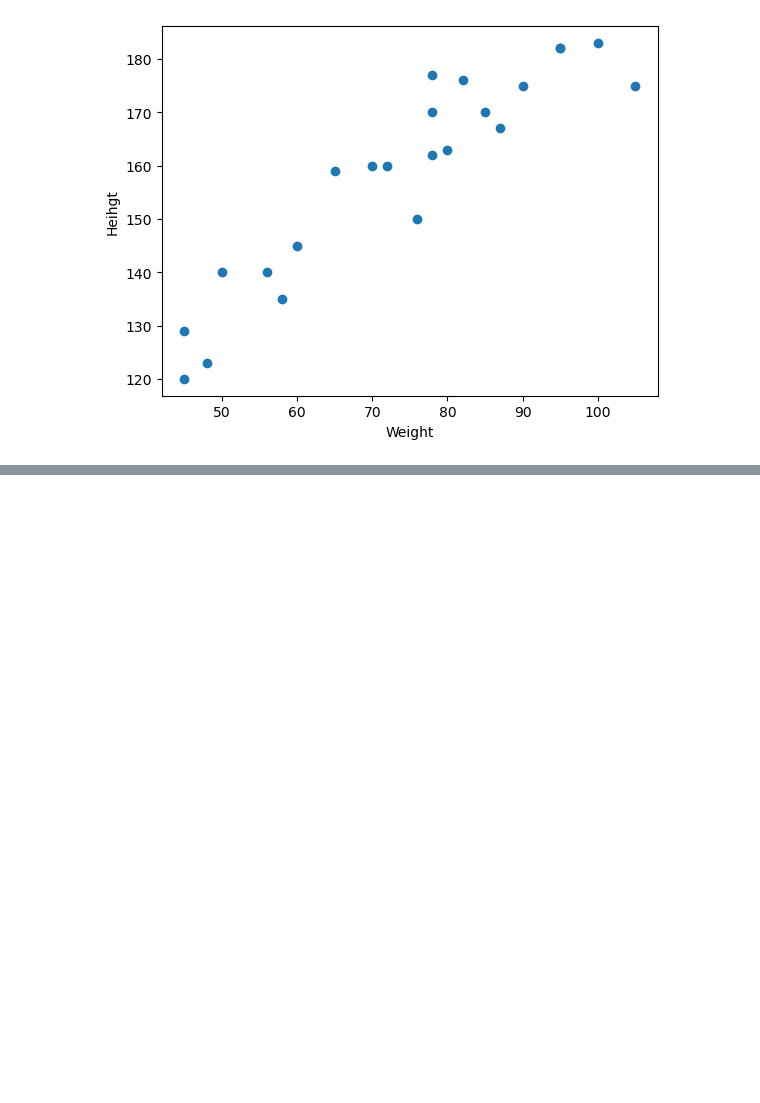
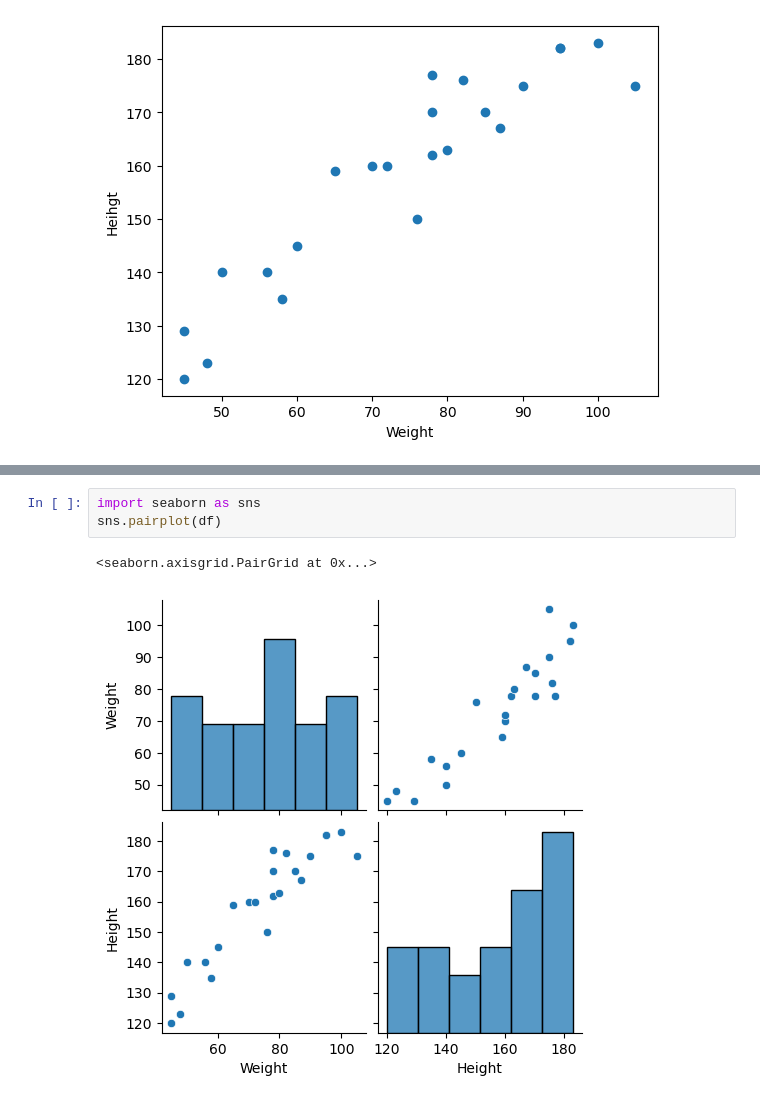
Before and after one commit to IbraheimTarek/machine-learining, a Jupyter notebook: Regression/OLS/ols.ipynb, the cells around one changed output, grey strips where cells are left out. Cells and saved outputs as stored; diff of their text form; blank space fills up the shorter version.

```diff
--- a/Regression/OLS/ols.ipynb
+++ b/Regression/OLS/ols.ipynb
@@ -23,0 +31,6 @@ Text(0, 0.5, 'Heihgt')
+# %%
+import seaborn as sns
+sns.pairplot(df)
+# %% [output]
+<seaborn.axisgrid.PairGrid at 0x...>
+[figure, added]
```
Also changed, not shown: parts of 13 cells of this notebook.
